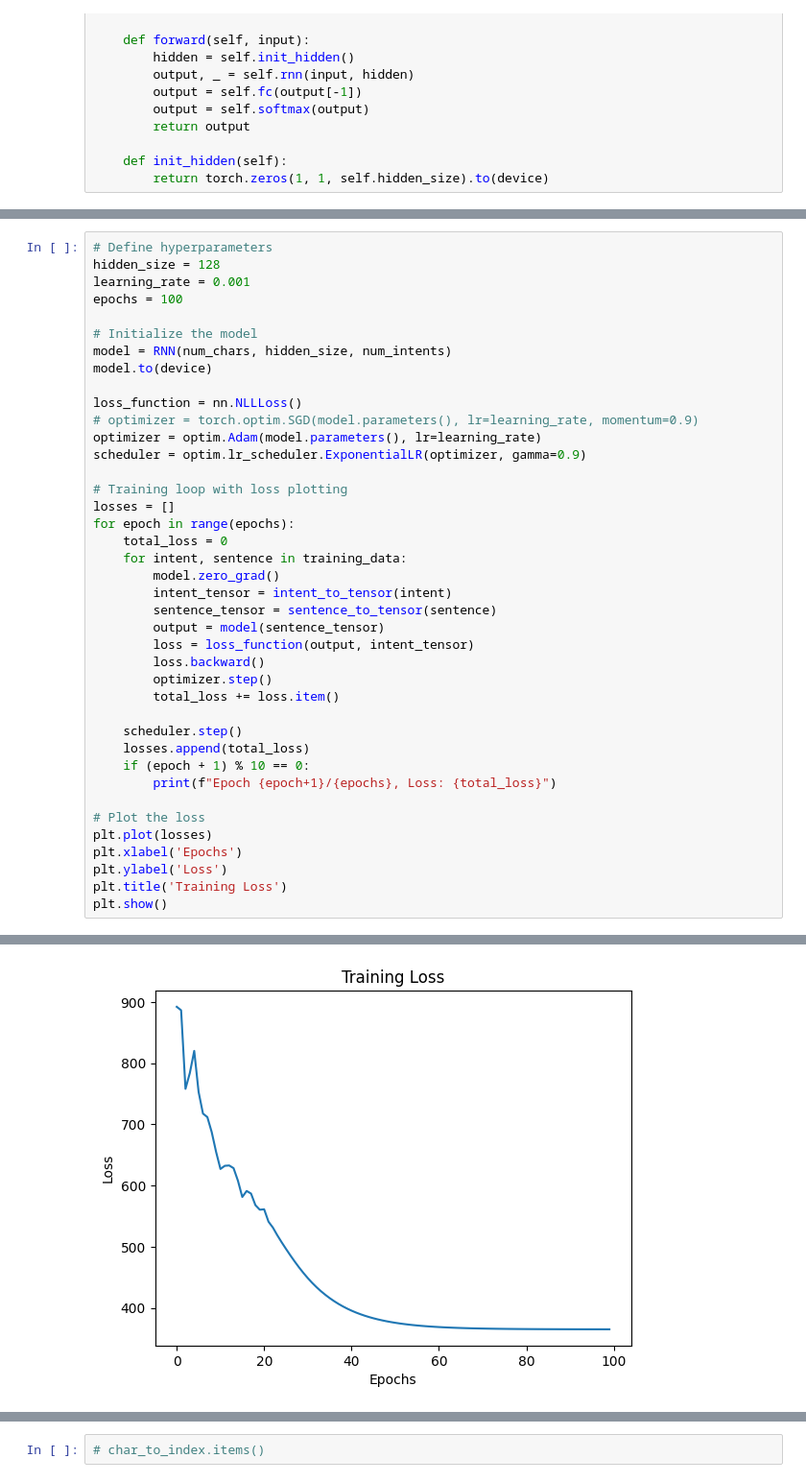
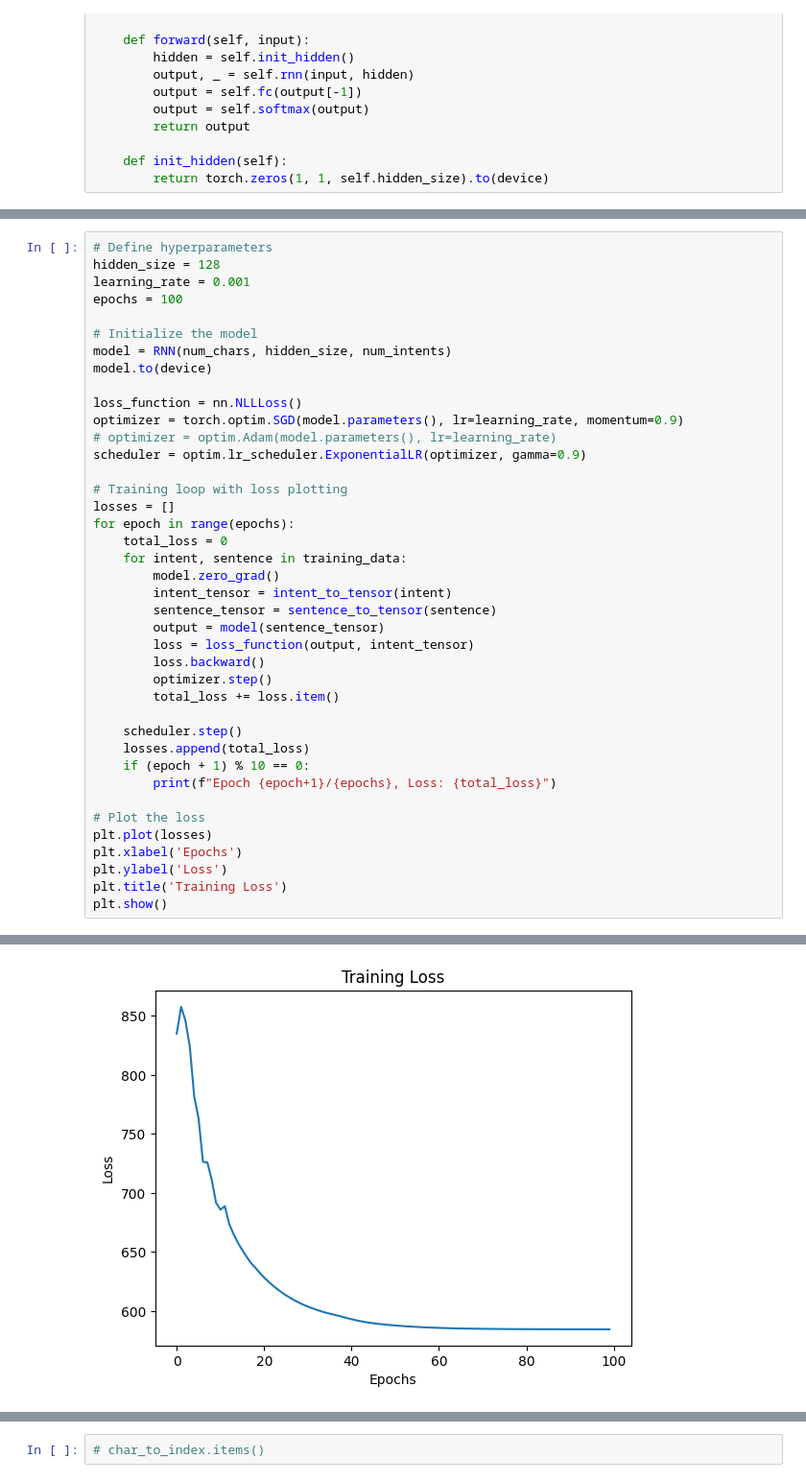
Before and after one commit to Savith-02/notebooks, a Jupyter notebook: rnn_intent_classifier/rnn_intent_classifier.ipynb, the cells around one changed output, grey strips where cells are left out. Shown at 96% size. Saved outputs shown, nothing was run; the diff lists cells and outputs as text.

```diff
--- a/rnn_intent_classifier/rnn_intent_classifier.ipynb
+++ b/rnn_intent_classifier/rnn_intent_classifier.ipynb
@@ -80,8 +80,8 @@ model = RNN(num_chars, hidden_size, num_intents)
 model.to(device)
 
 loss_function = nn.NLLLoss()
-# optimizer = torch.optim.SGD(model.parameters(), lr=learning_rate, momentum=0.9)
-optimizer = optim.Adam(model.parameters(), lr=learning_rate)
+optimizer = torch.optim.SGD(model.parameters(), lr=learning_rate, momentum=0.9)
+# optimizer = optim.Adam(model.parameters(), lr=learning_rate)
 scheduler = optim.lr_scheduler.ExponentialLR(optimizer, gamma=0.9)
 
 # Training loop with loss plotting
@@ -123,2 +123,2 @@ Epoch 100/100, Loss: 365.101518638432
-[figure, old version]
+[figure, new version]
 # %%
```
Also changed, not shown: parts of 6 cells of this notebook.
